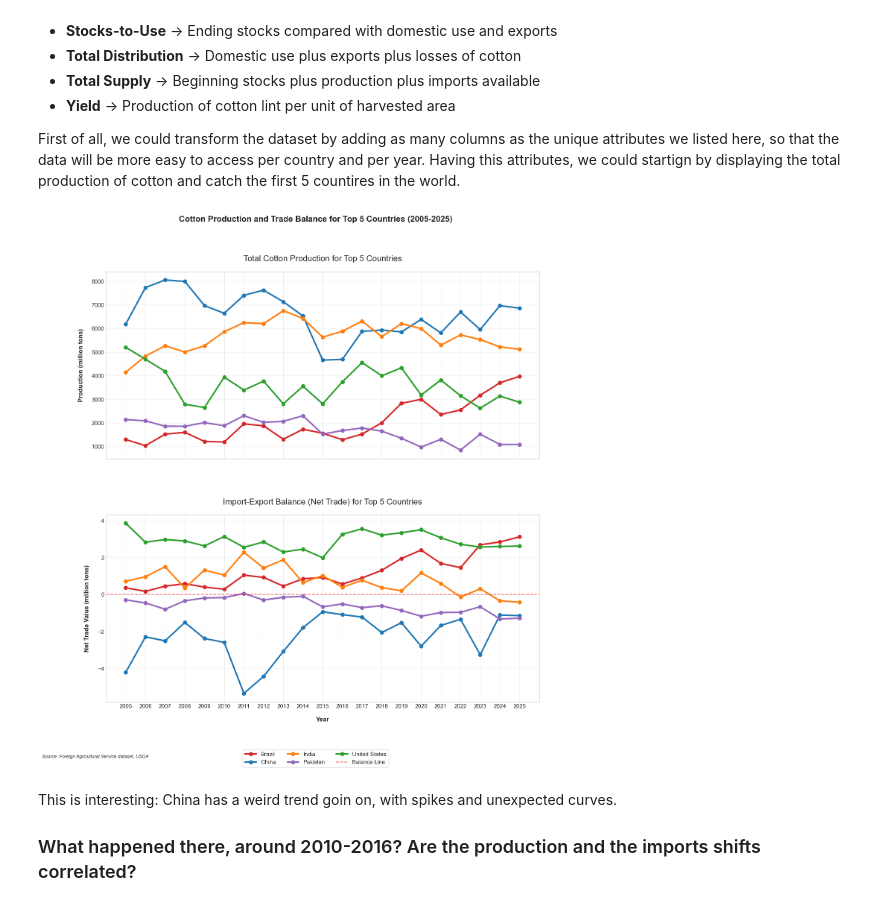
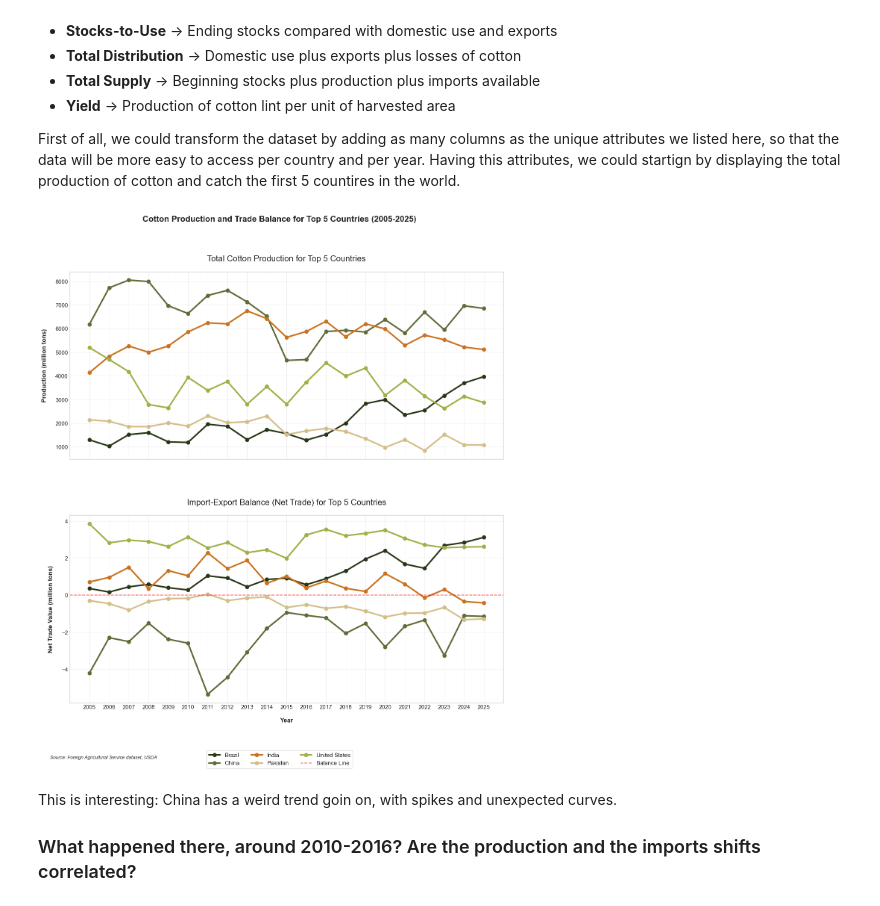
Before and after one commit to GorlemZ/sci-vis, a Jupyter notebook: production/CottonMarket.ipynb, the cells around one changed output. Drawn from its saved outputs; the diff is of its cells as text; code cells hidden in the pictures.

```diff
--- a/production/CottonMarket.ipynb
+++ b/production/CottonMarket.ipynb
@@ -7,6 +7,16 @@ import pandas as pd
 df_global_cotton_trade = pd.read_csv("psd_cotton.csv")
 cleaned_data = df_global_cotton_trade[df_global_cotton_trade['Market_Year'] >= 2005]
 cleaned_data = cleaned_data.drop(columns=['Calendar_Year'])
+
+#accessible colors
+colors = [
+    "#606c38",
+    "#ca721f",
+    "#A0B046",
+    "#283618",
+    "#d4be87",
+    "#7c622c",
+]
 print(cleaned_data['Attribute_Description'].unique())
 # %% [output]
 ['Area Harvested' 'Beginning Stocks' 'Domestic Use' 'Ending Stocks'
@@ -43,7 +53,6 @@ pivoted_data.drop(columns=['Attribute_ID'], errors='ignore', inplace=True)
 pivoted_data.to_csv('transformed_psd_cotton.csv', index=False)
 # %%
 import matplotlib.pyplot as plt
-import matplotlib.cm as cm
 
 plt.style.use('seaborn-v0_8-whitegrid')
 fig, axes = plt.subplots(2, 1, figsize=(15, 15), sharex=True, gridspec_kw={'hspace': 0.3})
@@ -56,8 +65,7 @@ pivoted_data['Production_tot'] = ((pivoted_data['Yield_Value'] * pivoted_data['A
 top_countries = pivoted_data.groupby('Country_Name')['Production_tot'].sum().nlargest(5).index
 df_top5 = pivoted_data[pivoted_data['Country_Name'].isin(top_countries)].copy()
 
-# unique and accessible colors
-color_map = {country: color for country, color in zip(top_countries, cm.tab10.colors)}
+color_map = {country: color for country, color in zip(top_countries, colors)}
 df_top5.to_csv('top_5_prod_countires.csv', index=False)
 
 # calculate net trade (Import-Export balance)
@@ -102,35 +110,35 @@ years = df_top5['Market_Year'].unique()
 axes[0].set_xticks(years)
 axes[1].set_xticks(years)
 
 # adding both vertical and horizontal subtle grid
 axes[0].grid(True, axis='both', linestyle='-', linewidth=0.5, alpha=0.5)
 axes[1].grid(True, axis='both', linestyle='-', linewidth=0.5, alpha=0.5)
 
 plt.suptitle('Cotton Production and Trade Balance for Top 5 Countries (2005-2025)',
              fontsize=16, y=0.98, fontweight='bold')
 
 # legend formatting
 lines = []
 labels = []
 for country in df_top5['Country_Name'].unique():
     line, = axes[0].plot([], [], linewidth=3, marker='o', markersize=7, color=color_map[country], label=country)
     lines.append(line)
     labels.append(country)
 line, = axes[0].plot([], [], color='red', linestyle='--', alpha=0.6, linewidth=1.5, label='Balance Line')
 lines.append(line)
 labels.append('Balance Line')
 
 legend = fig.legend(lines, labels, loc='upper center', bbox_to_anchor=(0.5, 0.03),
                     ncol=3, fontsize=11, frameon=True, framealpha=0.95,
                     edgecolor='lightgray')
 
-fig.text(0.01, 0.01, "Source: Foreign Agricultural Service dataset, USDA",
+fig.text(0.09, 0.01, "Source: Foreign Agricultural Service dataset, USDA",
          fontsize=9, style='italic', ha='left')
 
 plt.tight_layout(rect=[0, 0.08, 1, 0.95])
 plt.show()
 # %% [output]
-[figure, old version]
+[figure, new version]
 # %% [markdown]
 This is interesting: China has a weird trend goin on, with spikes and unexpected curves.
 
```
Also changed, not shown: parts of 1 cell of this notebook, 12 other files.
